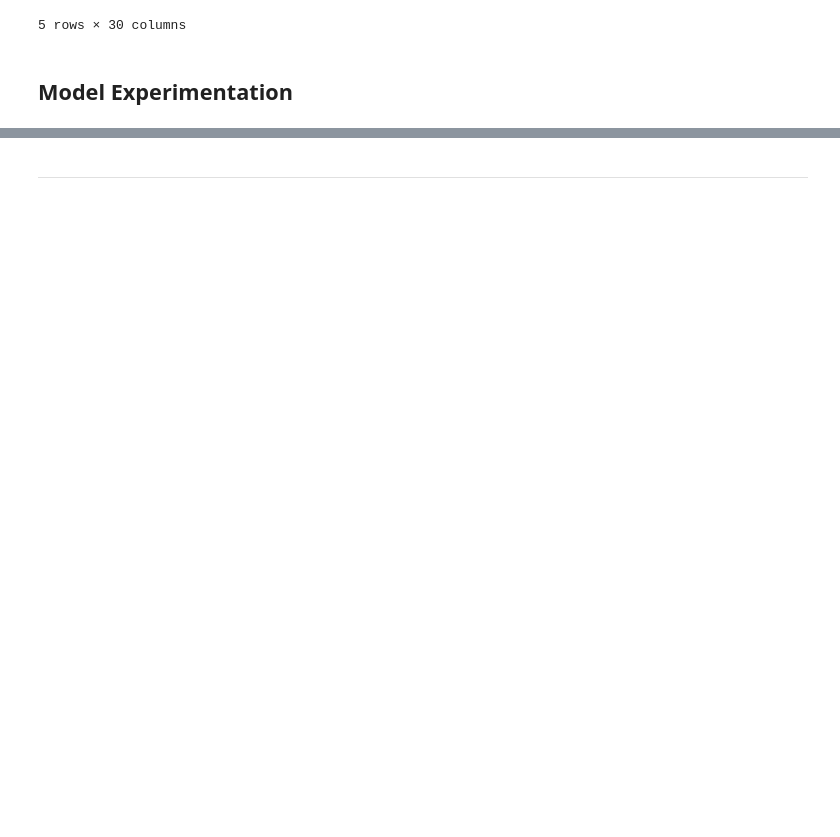
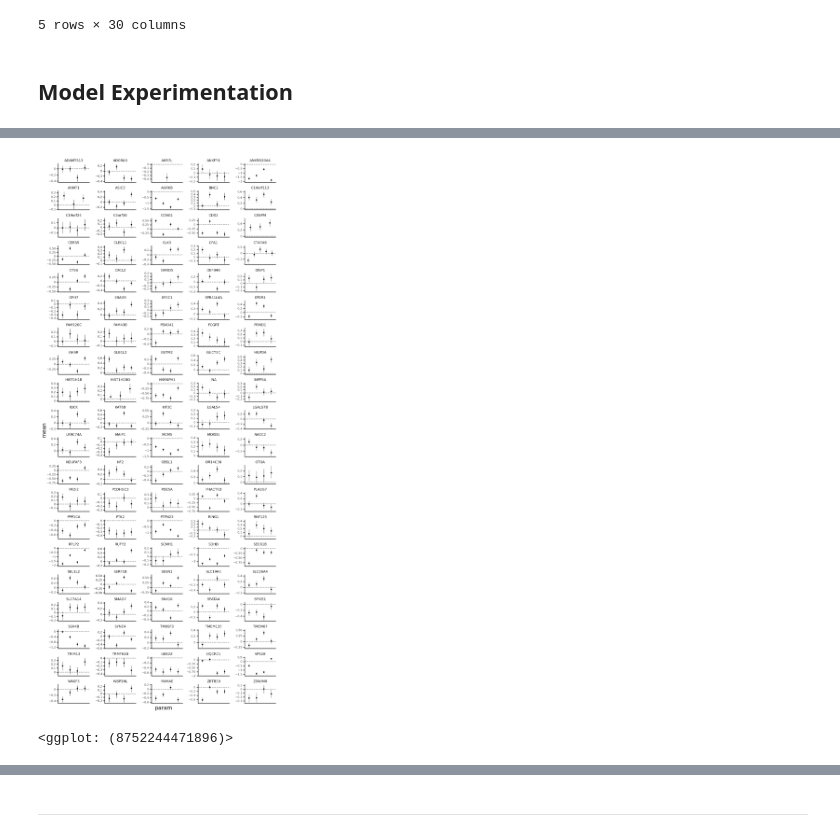
Before and after one commit to Kevin-Haigis-Lab/speclet, a Jupyter notebook: analysis/015_010_model-design.ipynb, the cells around one changed output, grey strips where cells are left out. Drawn from its saved outputs; the diff is of its cells as text; code cells hidden in the pictures; blank space fills up the shorter version.

```diff
--- a/analysis/015_010_model-design.ipynb
+++ b/analysis/015_010_model-design.ipynb
@@ -203,0 +165,32 @@ pos = gg.position_dodge(width=0.75)
+# %%
+sgrna_post = (
+    az.summary(
+        pymc3_sampling_api.samples_to_arviz(model, meanfield),
+        var_names="α_s",
+        hdi_prob=0.89,
+        kind="stats",
+    )
+    .reset_index(drop=False)
+    .rename(columns={"index": "param"})
+)
+sgrna_post["sgrna"] = sgrna_to_gene_map.sgrna
+sgrna_post["hugo_symbol"] = sgrna_to_gene_map.hugo_symbol
+
+(
+    gg.ggplot(sgrna_post, gg.aes(x="param"))
+    + gg.facet_wrap("hugo_symbol", scales="free", ncol=5)
+    + gg.geom_hline(yintercept=0, alpha=0.5, linetype="--")
+    + gg.geom_linerange(gg.aes(ymin="hdi_5.5%", ymax="hdi_94.5%"), size=0.2)
+    + gg.geom_point(gg.aes(y="mean"), size=0.6)
+    + gg.theme(
+        axis_text_x=gg.element_blank(),
+        figure_size=(8, 20),
+        subplots_adjust={"wspace": 0.5},
+        axis_text_y=gg.element_text(size=6),
+        axis_ticks_major_x=gg.element_blank(),
+        strip_text=gg.element_text(size=7),
+    )
+)
+# %% [output]
+[figure, added]
+<ggplot: (8752244471896)>
```
Also changed, not shown: parts of 16 cells of this notebook, 10 other files.
